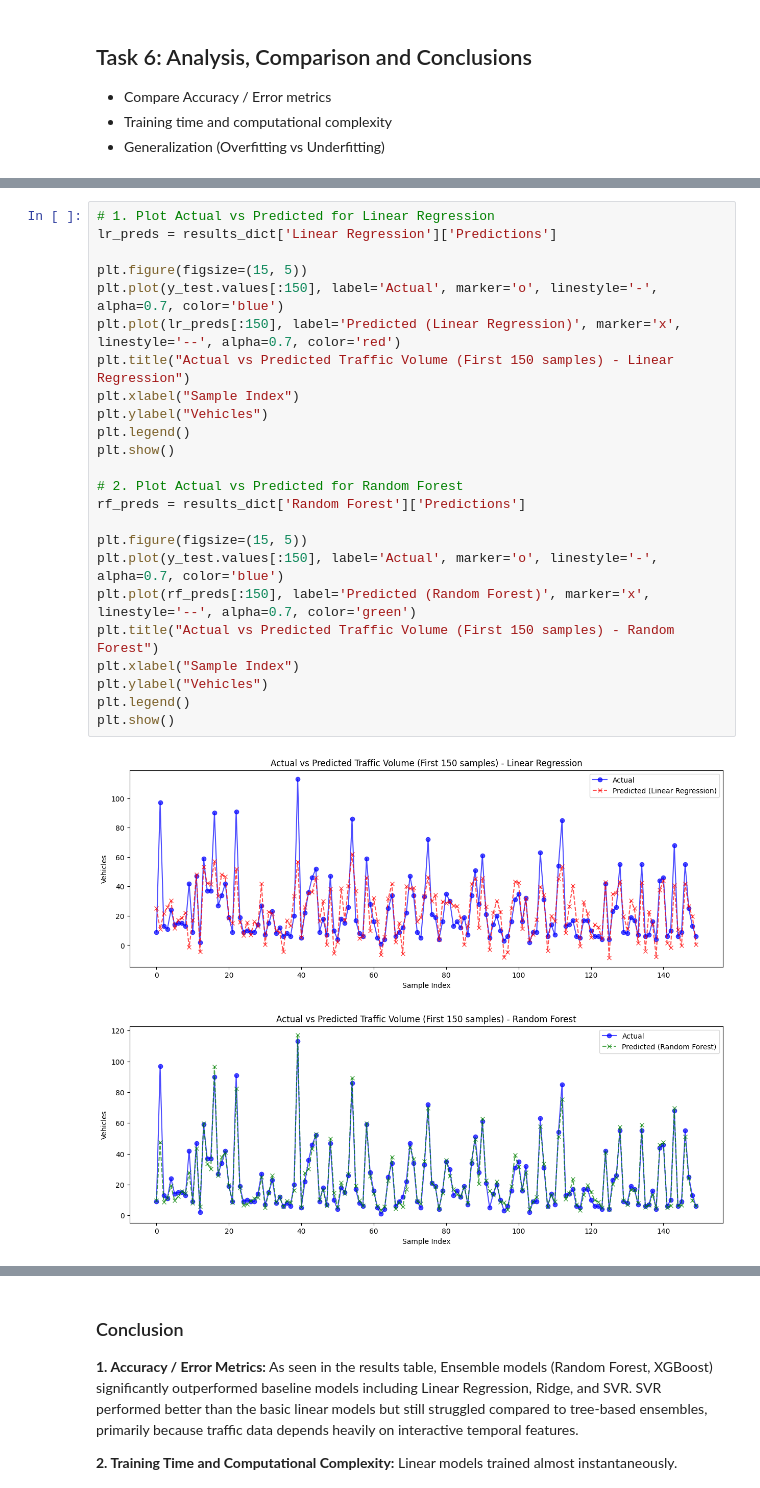
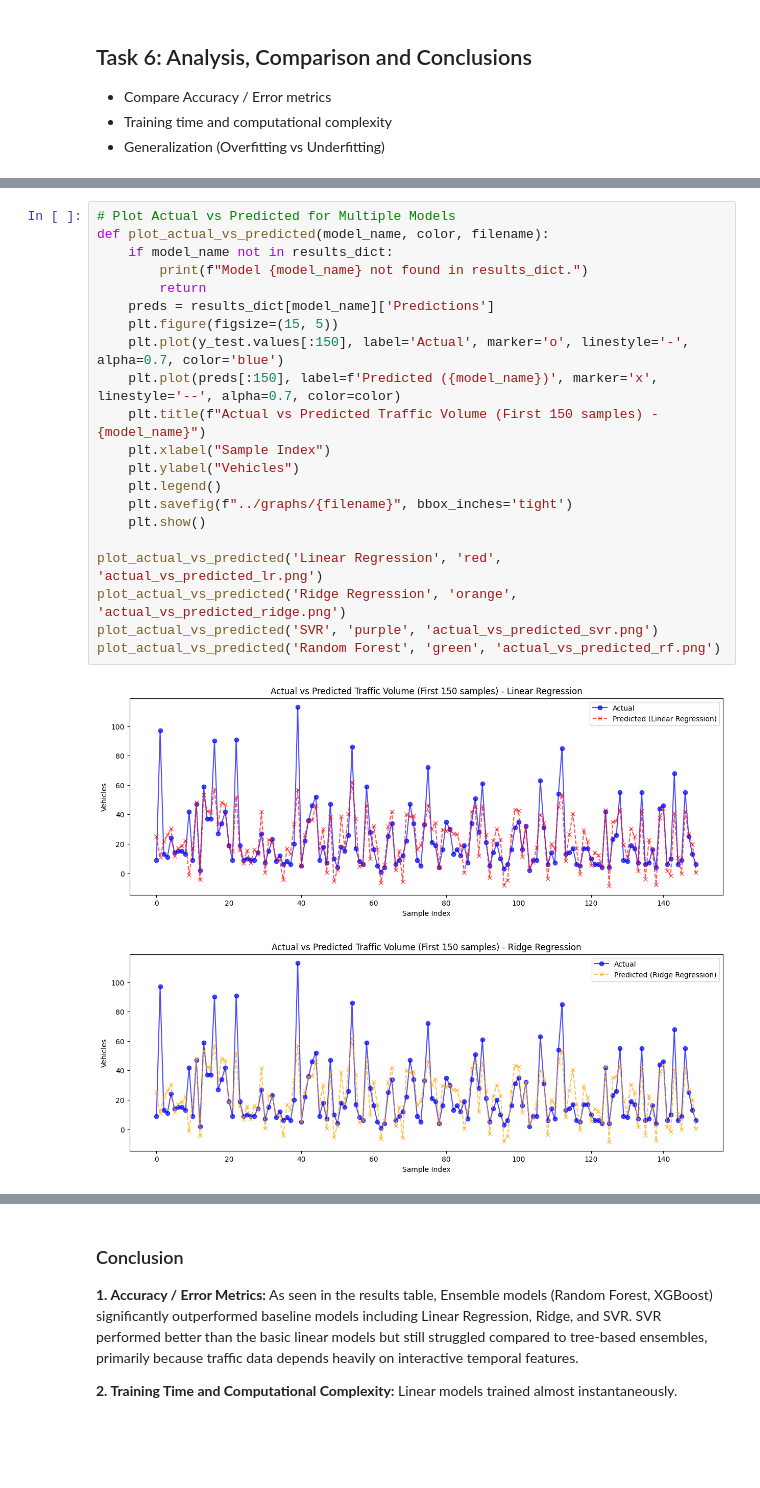
Before and after one commit to Piyush-ouch/traffic_prediction, a Jupyter notebook: notebooks/updated_traffic_prediction_v2.ipynb, the cells around one changed output, grey strips where cells are left out. Saved outputs shown, nothing was run; the diff lists cells and outputs as text; blank space fills up the shorter version.

```diff
--- a/notebooks/updated_traffic_prediction_v2.ipynb
+++ b/notebooks/updated_traffic_prediction_v2.ipynb
@@ -228,28 +237,25 @@ plt.show()
 [figure]
 # %%
-# 1. Plot Actual vs Predicted for Linear Regression
-lr_preds = results_dict['Linear Regression']['Predictions']
+# Plot Actual vs Predicted for Multiple Models
+def plot_actual_vs_predicted(model_name, color, filename):
+    if model_name not in results_dict:
+        print(f"Model {model_name} not found in results_dict.")
+        return
+    preds = results_dict[model_name]['Predictions']
+    plt.figure(figsize=(15, 5))
+    plt.plot(y_test.values[:150], label='Actual', marker='o', linestyle='-', alpha=0.7, color='blue')
+    plt.plot(preds[:150], label=f'Predicted ({model_name})', marker='x', linestyle='--', alpha=0.7, color=color)
+    plt.title(f"Actual vs Predicted Traffic Volume (First 150 samples) - {model_name}")
+    plt.xlabel("Sample Index")
+    plt.ylabel("Vehicles")
+    plt.legend()
+    plt.savefig(f"../graphs/{filename}", bbox_inches='tight')
+    plt.show()
 
-plt.figure(figsize=(15, 5))
-plt.plot(y_test.values[:150], label='Actual', marker='o', linestyle='-', alpha=0.7, color='blue')
-plt.plot(lr_preds[:150], label='Predicted (Linear Regression)', marker='x', linestyle='--', alpha=0.7, color='red')
-plt.title("Actual vs Predicted Traffic Volume (First 150 samples) - Linear Regression")
-plt.xlabel("Sample Index")
-plt.ylabel("Vehicles")
-plt.legend()
-plt.show()
-
-# 2. Plot Actual vs Predicted for Random Forest
-rf_preds = results_dict['Random Forest']['Predictions']
-
-plt.figure(figsize=(15, 5))
-plt.plot(y_test.values[:150], label='Actual', marker='o', linestyle='-', alpha=0.7, color='blue')
-plt.plot(rf_preds[:150], label='Predicted (Random Forest)', marker='x', linestyle='--', alpha=0.7, color='green')
-plt.title("Actual vs Predicted Traffic Volume (First 150 samples) - Random Forest")
-plt.xlabel("Sample Index")
-plt.ylabel("Vehicles")
-plt.legend()
-plt.show()
+plot_actual_vs_predicted('Linear Regression', 'red', 'actual_vs_predicted_lr.png')
+plot_actual_vs_predicted('Ridge Regression', 'orange', 'actual_vs_predicted_ridge.png')
+plot_actual_vs_predicted('SVR', 'purple', 'actual_vs_predicted_svr.png')
+plot_actual_vs_predicted('Random Forest', 'green', 'actual_vs_predicted_rf.png')
 # %% [output]
 [figure]
-[figure, old version]
+[figure, new version]
```
Also changed, not shown: parts of 4 cells of this notebook, 9 other files.
